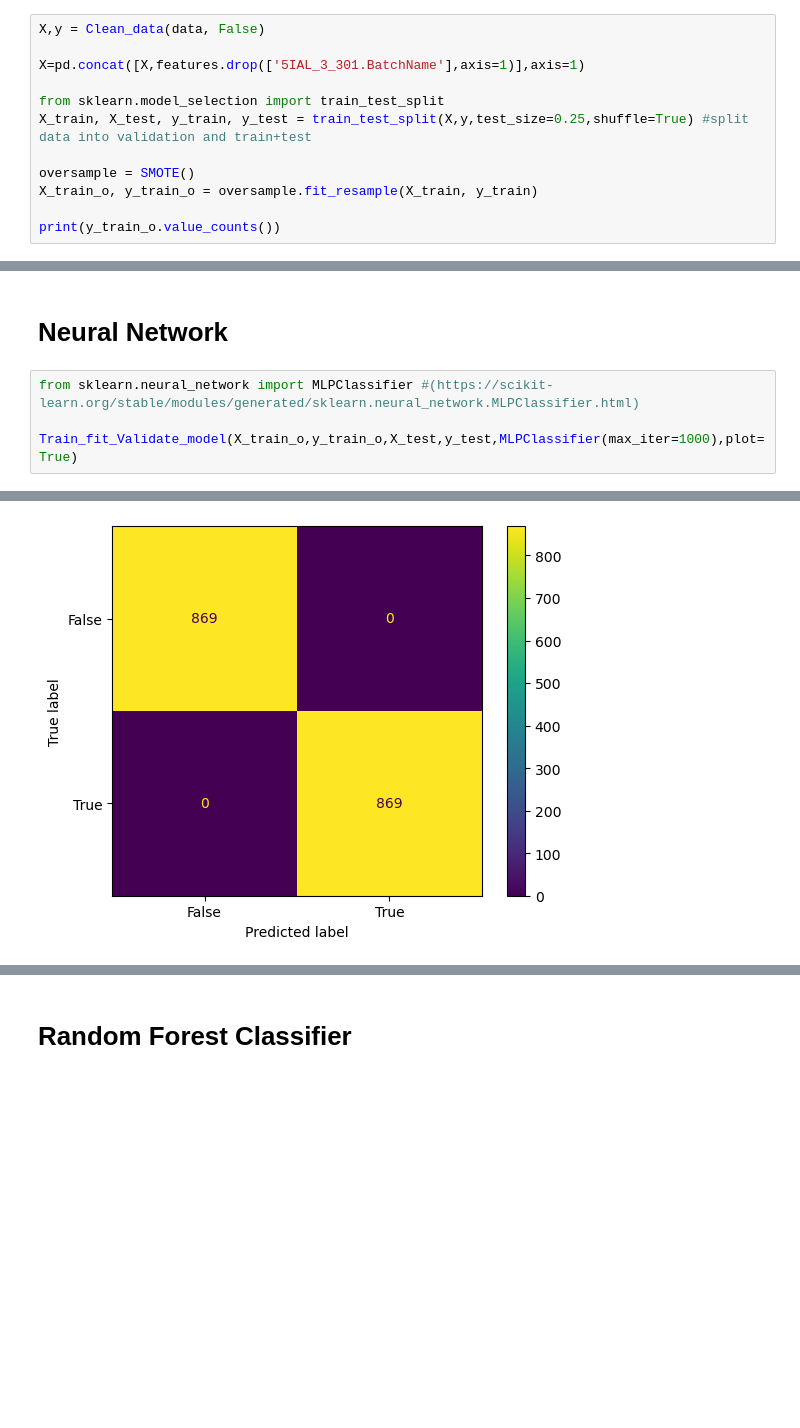
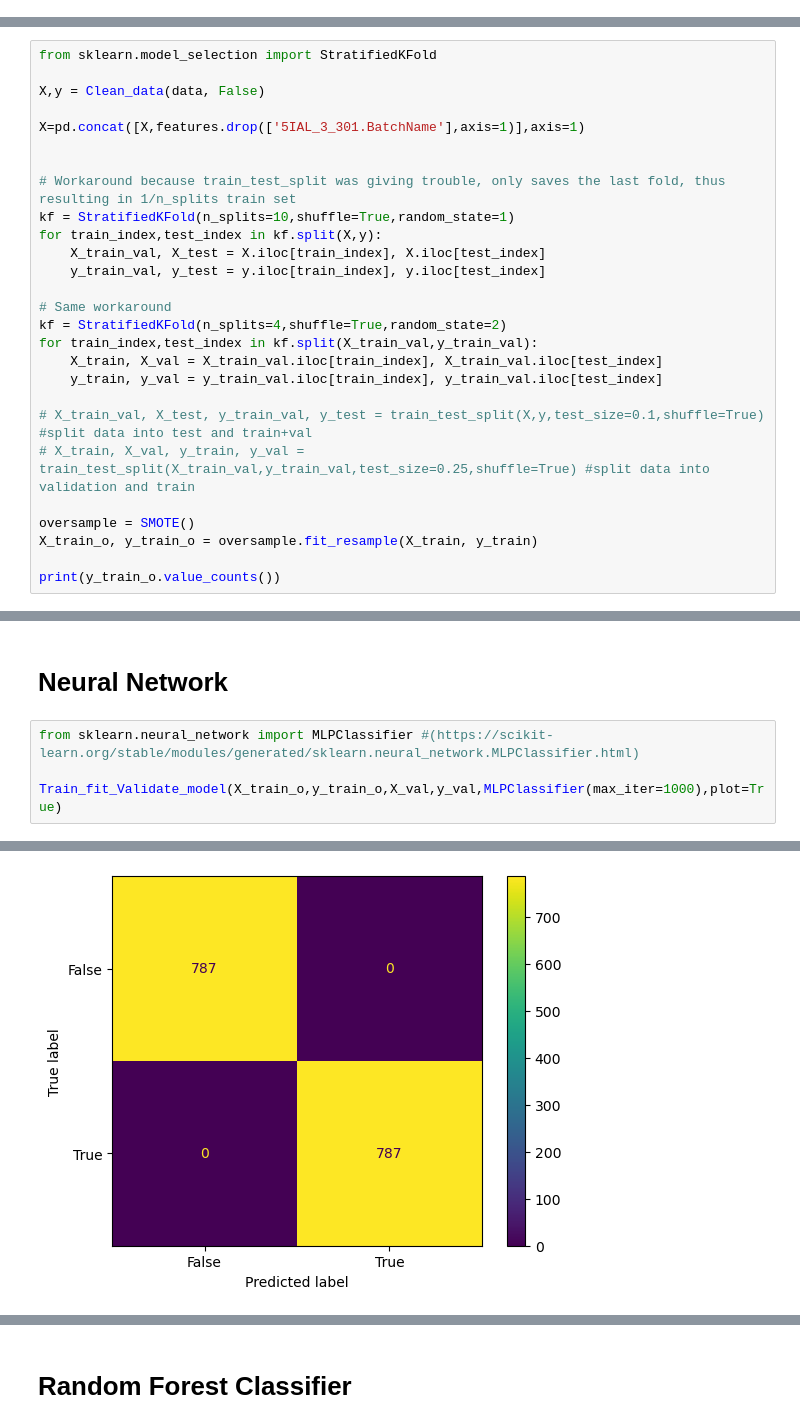
Before and after one commit to Frakert/Predictive-Maintenance-Membrane-pumpm, a Jupyter notebook: Data Analysis/Kaggle (Juypter Notebook)/Aggregation classifer - Jupyter.ipynb, the cells around one changed output, grey strips where cells are left out. Saved outputs shown, nothing was run; the diff lists cells and outputs as text; blank space fills up the shorter version.

Commit message:
Added model update capabilities

```diff
--- a/Data Analysis/Kaggle (Juypter Notebook)/Aggregation classifer - Jupyter.ipynb
+++ b/Data Analysis/Kaggle (Juypter Notebook)/Aggregation classifer - Jupyter.ipynb
@@ -380,14 +377,2 @@ print(kind_to_fc_parameters)
 # %% [markdown]
 ## Prepare X and y
-# %%
-X,y = Clean_data(data, False)
-
-X=pd.concat([X,features.drop(['5IAL_3_301.BatchName'],axis=1)],axis=1)
-
-from sklearn.model_selection import train_test_split
-X_train, X_test, y_train, y_test = train_test_split(X,y,test_size=0.25,shuffle=True) #split data into validation and train+test
-
-oversample = SMOTE()
-X_train_o, y_train_o = oversample.fit_resample(X_train, y_train)
-
-print(y_train_o.value_counts())
@@ -424,0 +379,27 @@ Name: contains_search_string, dtype: int64
+# %%
+from sklearn.model_selection import StratifiedKFold
+
+X,y = Clean_data(data, False)
+
+X=pd.concat([X,features.drop(['5IAL_3_301.BatchName'],axis=1)],axis=1)
+
+
+# Workaround because train_test_split was giving trouble, only saves the last fold, thus resulting in 1/n_splits train set
+kf = StratifiedKFold(n_splits=10,shuffle=True,random_state=1)
+for train_index,test_index in kf.split(X,y):
+    X_train_val, X_test = X.iloc[train_index], X.iloc[test_index]
+    y_train_val, y_test = y.iloc[train_index], y.iloc[test_index]
+
+# Same workaround
+kf = StratifiedKFold(n_splits=4,shuffle=True,random_state=2)
+for train_index,test_index in kf.split(X_train_val,y_train_val):
+    X_train, X_val = X_train_val.iloc[train_index], X_train_val.iloc[test_index]
+    y_train, y_val = y_train_val.iloc[train_index], y_train_val.iloc[test_index]
+
+# X_train_val, X_test, y_train_val, y_test = train_test_split(X,y,test_size=0.1,shuffle=True) #split data into test and train+val
+# X_train, X_val, y_train, y_val = train_test_split(X_train_val,y_train_val,test_size=0.25,shuffle=True) #split data into validation and train
+
+oversample = SMOTE()
+X_train_o, y_train_o = oversample.fit_resample(X_train, y_train)
+
+print(y_train_o.value_counts())
@@ -447,6 +441,6 @@ Index(['5IAL_3_TT301.50_mean', '5IAL_3_QIT301.52_mean',
 # %%
 from sklearn.neural_network import MLPClassifier #(https://scikit-learn.org/stable/modules/generated/sklearn.neural_network.MLPClassifier.html)
 
-Train_fit_Validate_model(X_train_o,y_train_o,X_test,y_test,MLPClassifier(max_iter=1000),plot=True)
+Train_fit_Validate_model(X_train_o,y_train_o,X_val,y_val,MLPClassifier(max_iter=1000),plot=True)
 # %% [output]
 Test Results:
@@ -455,3 +449,3 @@ Test Results:
 Train results:
 1.0
-[figure, old version]
+[figure, new version]
```
Also changed, not shown: parts of 26 cells of this notebook, 4 other files.
